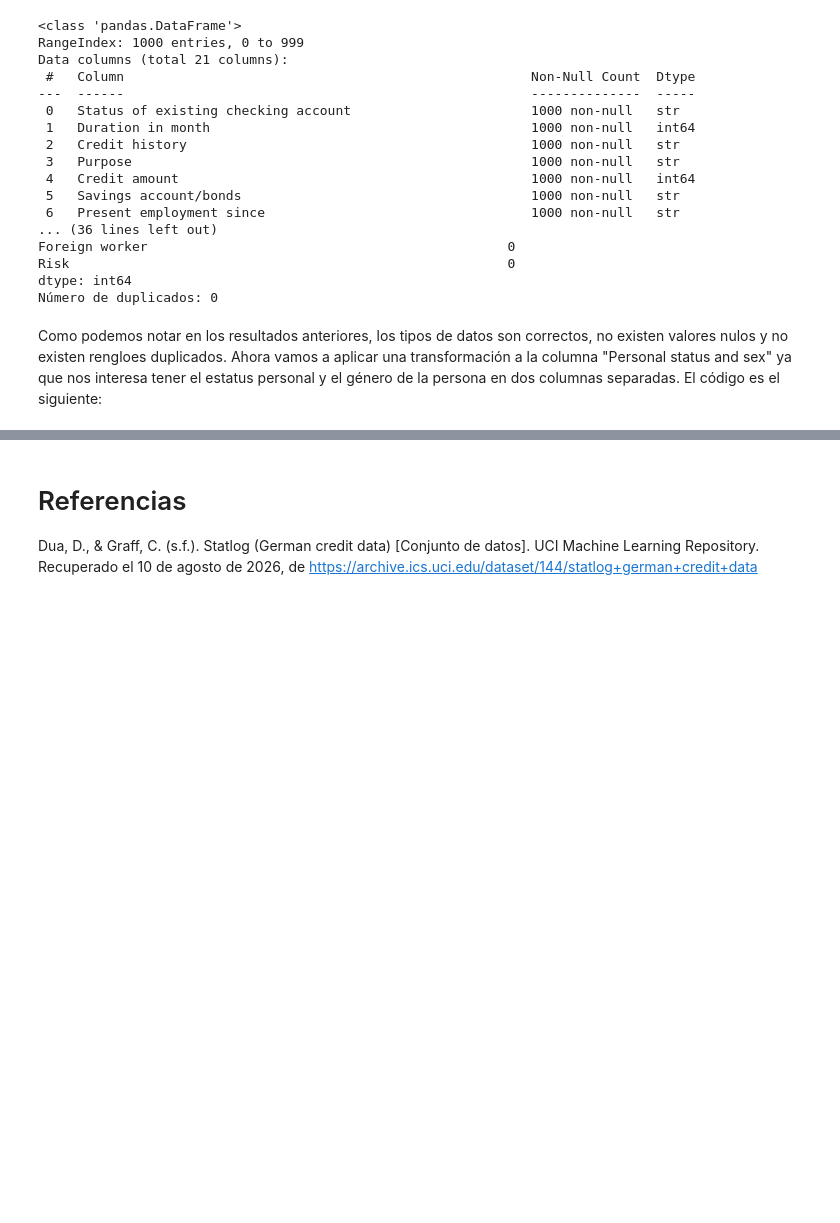
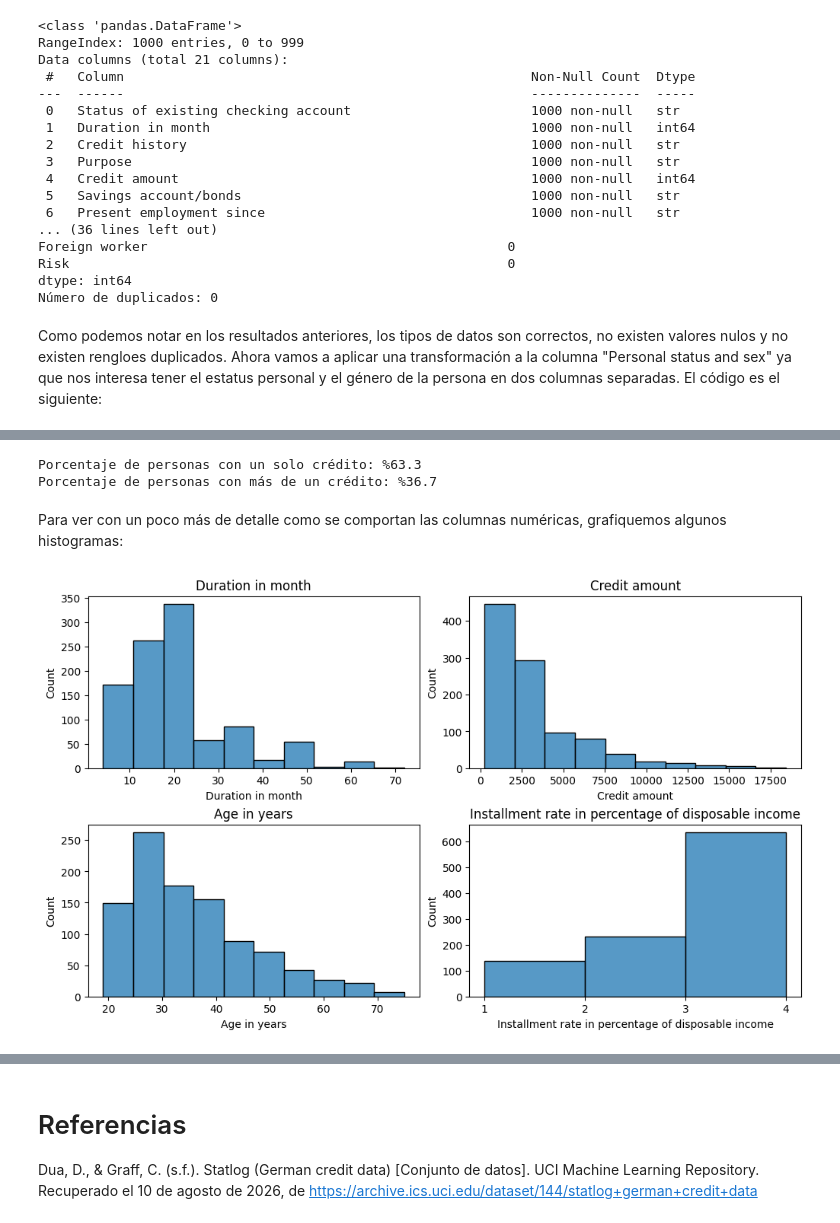
Before and after one commit to Crescencio1/Credit_Risk_Analysis, a Jupyter notebook: CreditRiskAnalysis.ipynb, the cells around one changed output, grey strips where cells are left out. Drawn from its saved outputs; the diff is of its cells as text; code cells hidden in the pictures; blank space fills up the shorter version.

```diff
--- a/CreditRiskAnalysis.ipynb
+++ b/CreditRiskAnalysis.ipynb
@@ -197,7 +202,6 @@ Número de duplicados: 0
 # %% [markdown]
 Como podemos notar en los resultados anteriores, los tipos de datos son correctos, no existen valores nulos y no existen rengloes duplicados. Ahora vamos a aplicar una transformación a la columna "Personal status and sex" ya que nos interesa tener el estatus personal y el género de la persona en dos columnas separadas. El código es el siguiente:
 # %%
-df[["Personal status","Sex"]] = df["Personal status and sex"].str.split(':', expand=True)
+df[["Sex","Personal status"]] = df["Personal status and sex"].str.split(':', expand=True)
 df["Personal status"] = df["Personal status"].str.strip()
 df["Sex"] = df["Sex"].str.strip()
-df[["Personal status","Sex"]].head()
@@ -210,0 +225,30 @@ df[["Personal status","Sex"]].head()
+# %%
+num_personas_1_credito = df[df["Number of existing credits at this bank"]<=1]["Number of existing credits at this bank"].count()
+num_personas_mas_creditos = df[df["Number of existing credits at this bank"]>1]["Number of existing credits at this bank"].count()
+print(f"Porcentaje de personas con un solo crédito: %{num_personas_1_credito/len(df)*100}")
+print(f"Porcentaje de personas con más de un crédito: %{num_personas_mas_creditos/len(df)*100}")
+# %% [output]
+Porcentaje de personas con un solo crédito: %63.3
+Porcentaje de personas con más de un crédito: %36.7
+# %% [markdown]
+Para ver con un poco más de detalle como se comportan las columnas numéricas, grafiquemos algunos histogramas:
+# %%
+fig, axes = plt.subplots(nrows=2, ncols=2, figsize=(10, 6), constrained_layout = True)
+# Gráfica 1
+sns.histplot(x="Duration in month", data = df, bins = 10, ax = axes[0,0])
+axes[0, 0].set_title("Duration in month")
+# Gráfica 2
+sns.histplot(x="Credit amount", data = df, bins = 10, ax = axes[0,1])
+axes[0, 1].set_title("Credit amount")
+# Gráfica 3
+sns.histplot(x="Age in years", data = df, bins = 10, ax = axes[1,0])
+axes[1, 0].set_title("Age in years")
+# Gráfica 4
+intervalos = np.arange(1, 5, 1)
+sns.histplot(x="Installment rate in percentage of disposable income", data = df, bins = intervalos, ax = axes[1,1])
+plt.xticks(intervalos)
+axes[1, 1].set_title("Installment rate in percentage of disposable income")
+
+plt.show()
+# %% [output]
+[figure, added]
```
Also changed, not shown: parts of 12 cells of this notebook.
